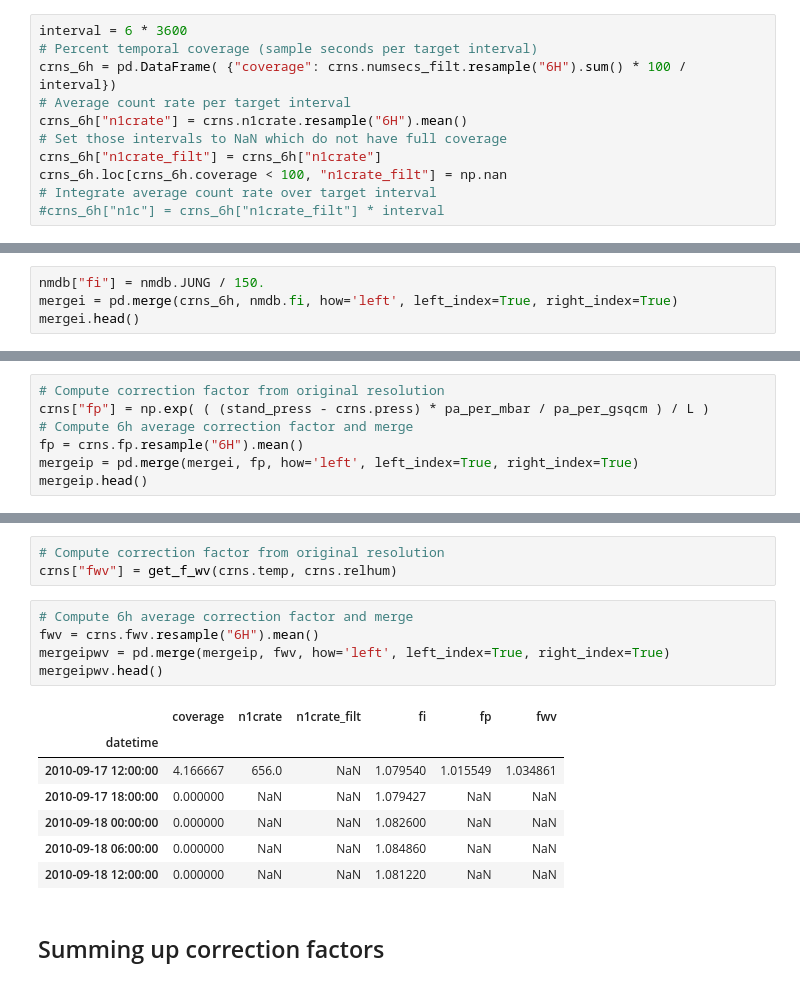
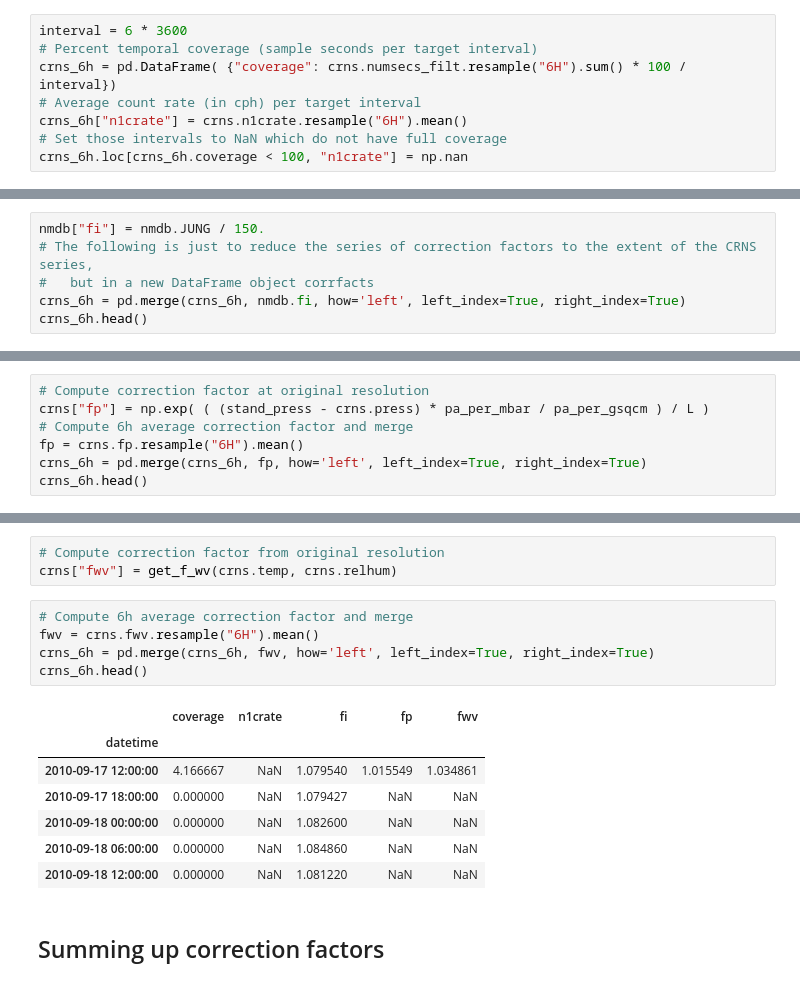
Before and after one commit to heistermann/cosmicsense, a Jupyter notebook: docs/source/notebooks/n_to_theta.ipynb, the cells around one changed output, grey strips where cells are left out. Saved outputs shown, nothing was run; the diff lists cells and outputs as text.

```diff
--- a/docs/source/notebooks/n_to_theta.ipynb
+++ b/docs/source/notebooks/n_to_theta.ipynb
@@ -146,13 +145,10 @@ crns["n1crate"] = crns.n1c / (crns.numsecs_filt / 3600.)
 interval = 6 * 3600
 # Percent temporal coverage (sample seconds per target interval)
 crns_6h = pd.DataFrame( {"coverage": crns.numsecs_filt.resample("6H").sum() * 100 / interval})
-# Average count rate per target interval
+# Average count rate (in cph) per target interval
 crns_6h["n1crate"] = crns.n1crate.resample("6H").mean()
 # Set those intervals to NaN which do not have full coverage
-crns_6h["n1crate_filt"] = crns_6h["n1crate"]
-crns_6h.loc[crns_6h.coverage < 100, "n1crate_filt"] = np.nan
-# Integrate average count rate over target interval
-#crns_6h["n1c"] = crns_6h["n1crate_filt"] * interval
+crns_6h.loc[crns_6h.coverage < 100, "n1crate"] = np.nan
 # %%
 fig, ax = plt.subplots(figsize=(8,4))
 crns_6h.coverage.plot(label="Coverage of a 6h-interval", ls="dashed", lw=0.5)
@@ -209,5 +206,7 @@ We use 150 cps as $f_{ref}$ for station `JUNG`.
 # %%
 nmdb["fi"] = nmdb.JUNG / 150.
-mergei = pd.merge(crns_6h, nmdb.fi, how='left', left_index=True, right_index=True)
-mergei.head()
+# The following is just to reduce the series of correction factors to the extent of the CRNS series,
+#   but in a new DataFrame object corrfacts
+crns_6h = pd.merge(crns_6h, nmdb.fi, how='left', left_index=True, right_index=True)
+crns_6h.head()
 # %% [output]
@@ -249,10 +248,10 @@ pa_per_mbar = 100 # Pa per mbar
 stand_press = 1013.25 # mbar
 L = 131.6 # g/cm2
 # %%
-# Compute correction factor from original resolution
+# Compute correction factor at original resolution
 crns["fp"] = np.exp( ( (stand_press - crns.press) * pa_per_mbar / pa_per_gsqcm ) / L )
 # Compute 6h average correction factor and merge
 fp = crns.fp.resample("6H").mean()
-mergeip = pd.merge(mergei, fp, how='left', left_index=True, right_index=True)
-mergeip.head()
+crns_6h = pd.merge(crns_6h, fp, how='left', left_index=True, right_index=True)
+crns_6h.head()
 # %% [output]
@@ -377,16 +376,16 @@ crns["fwv"] = get_f_wv(crns.temp, crns.relhum)
 # %%
 # Compute 6h average correction factor and merge
 fwv = crns.fwv.resample("6H").mean()
-mergeipwv = pd.merge(mergeip, fwv, how='left', left_index=True, right_index=True)
-mergeipwv.head()
+crns_6h = pd.merge(crns_6h, fwv, how='left', left_index=True, right_index=True)
+crns_6h.head()
 # %% [output]
-|  | coverage | n1crate | n1crate_filt | fi | fp | fwv |
-| datetime |  |  |  |  |  |  |
-| 2010-09-17 12:00:00 | 4.166667 | 656.0 | NaN | 1.079540 | 1.015549 | 1.034861 |
-| 2010-09-17 18:00:00 | 0.000000 | NaN | NaN | 1.079427 | NaN | NaN |
-| 2010-09-18 00:00:00 | 0.000000 | NaN | NaN | 1.082600 | NaN | NaN |
-| 2010-09-18 06:00:00 | 0.000000 | NaN | NaN | 1.084860 | NaN | NaN |
-| 2010-09-18 12:00:00 | 0.000000 | NaN | NaN | 1.081220 | NaN | NaN |
+|  | coverage | n1crate | fi | fp | fwv |
+| datetime |  |  |  |  |  |
+| 2010-09-17 12:00:00 | 4.166667 | NaN | 1.079540 | 1.015549 | 1.034861 |
+| 2010-09-17 18:00:00 | 0.000000 | NaN | 1.079427 | NaN | NaN |
+| 2010-09-18 00:00:00 | 0.000000 | NaN | 1.082600 | NaN | NaN |
+| 2010-09-18 06:00:00 | 0.000000 | NaN | 1.084860 | NaN | NaN |
+| 2010-09-18 12:00:00 | 0.000000 | NaN | 1.081220 | NaN | NaN |
 # %% [markdown]
 ## Summing up correction factors
 # %% [markdown]
```
Also changed, not shown: parts of 16 cells of this notebook.
